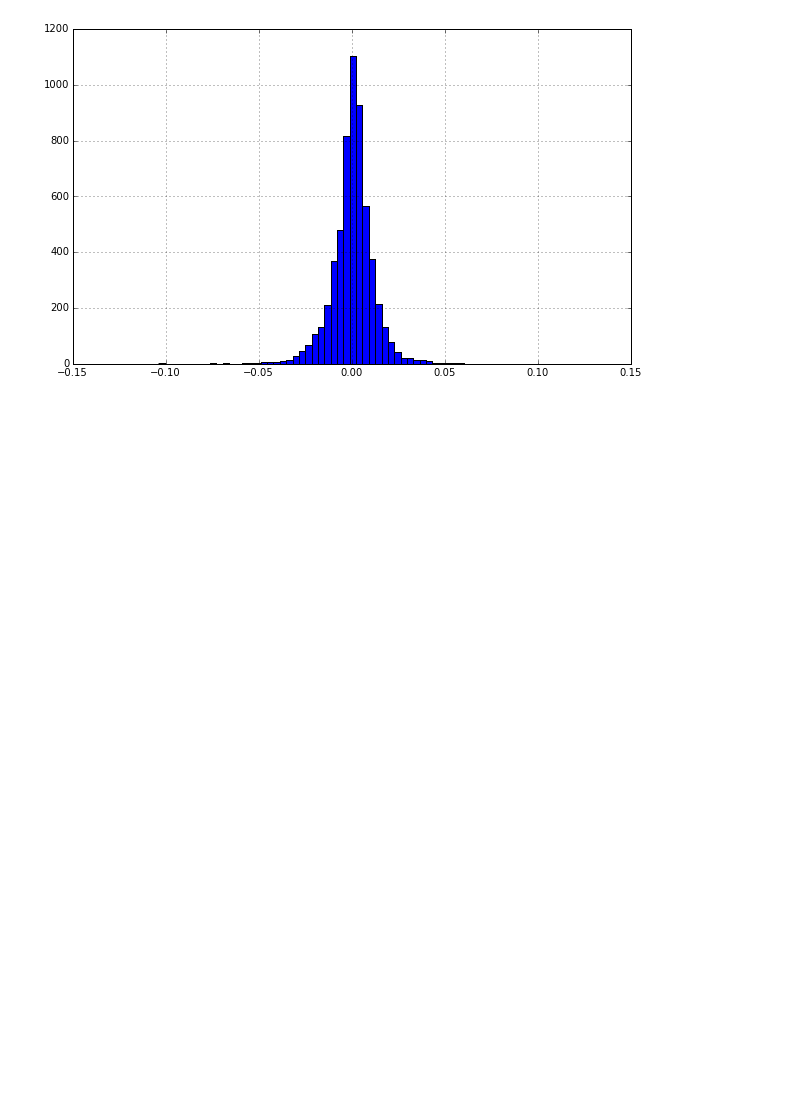
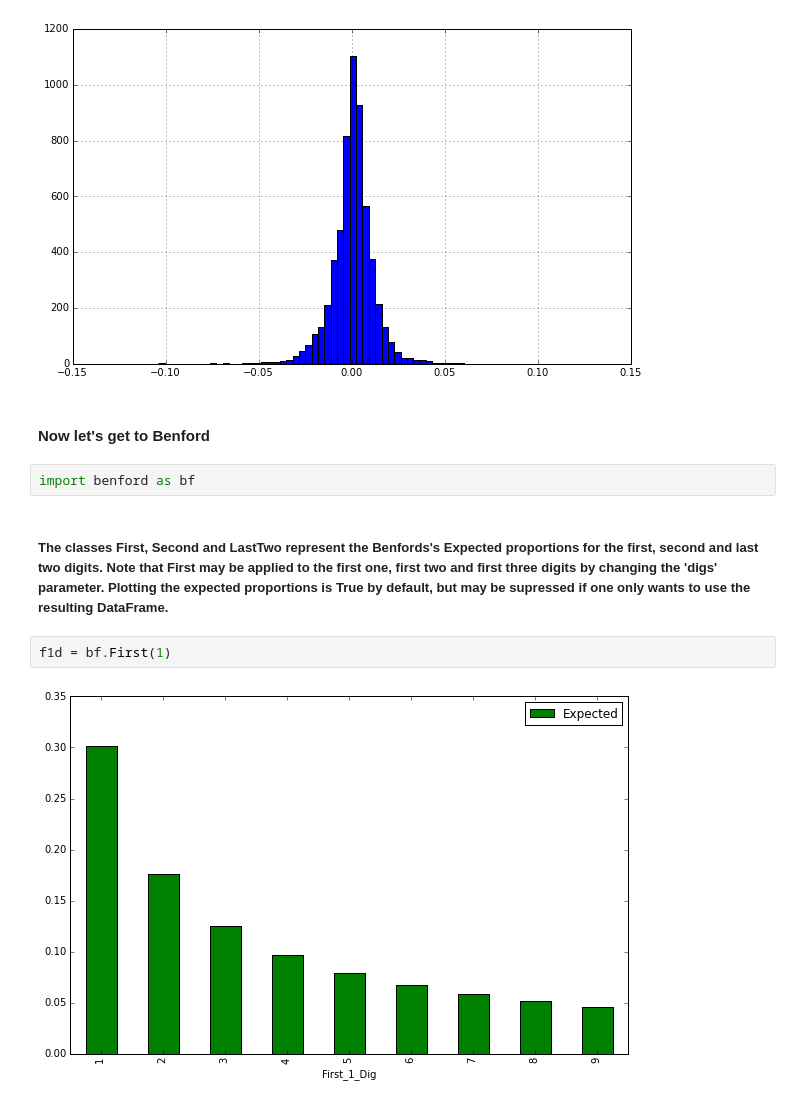
Before and after one commit to milcent/benford_py, a Jupyter notebook: Getting Started with Benford for Python.ipynb, the cells around one changed output. Saved outputs shown, nothing was run; the diff lists cells and outputs as text; blank space fills up the shorter version.

```diff
--- a/Getting Started with Benford for Python.ipynb
+++ b/Getting Started with Benford for Python.ipynb
@@ -40,3 +45,13 @@ sp.l_r.hist(bins=70, figsize=(10,6))
 # %% [output]
 <matplotlib.axes._subplots.AxesSubplot at 0x...>
 [figure]
+# %% [markdown]
+#### Now let's get to Benford
+# %%
+import benford as bf
+# %% [markdown]
+##### The classes First, Second and LastTwo represent the Benfords's Expected proportions for the first, second and last two digits. Note that First may be applied to the first one, first two and first three digits by changing the 'digs' parameter. Plotting the expected proportions is True by default, but may be supressed if one only wants to use the resulting DataFrame.
+# %%
+f1d = bf.First(1)
+# %% [output]
+[figure, added]
```
Also changed, not shown: parts of 18 cells of this notebook, 2 other files.
